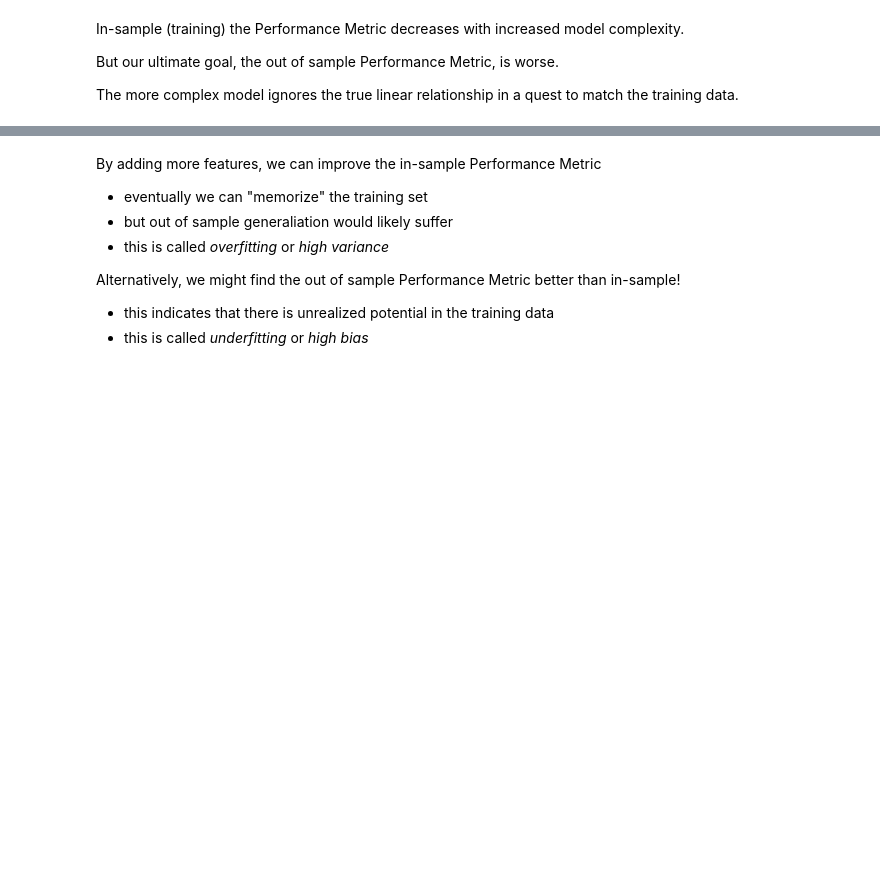
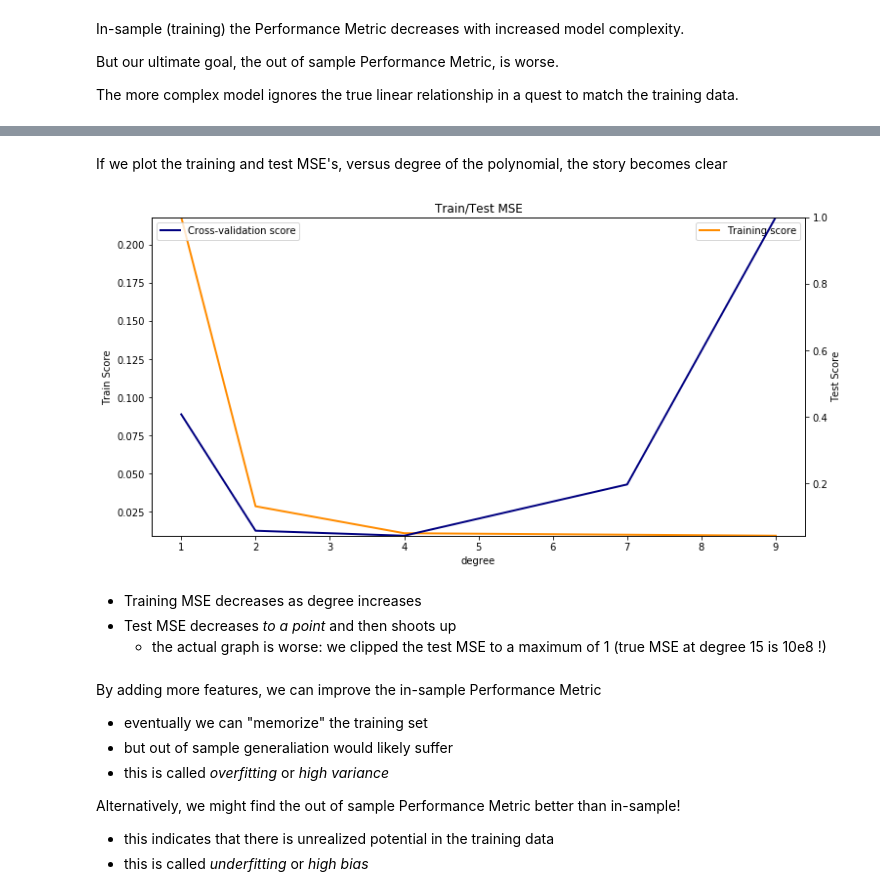
Before and after one commit to kenperry-public/ML_Spring_2020, a Jupyter notebook: Bias_and_Variance.ipynb, the cells around one changed output, grey strips where cells are left out. Drawn from its saved outputs; the diff is of its cells as text; code cells hidden in the pictures; blank space fills up the shorter version.

```diff
--- a/Bias_and_Variance.ipynb
+++ b/Bias_and_Variance.ipynb
@@ -178,3 +183,13 @@ This would likely lead to worse generalization.
+# %% [markdown]
+If we plot the training and test MSE's, versus degree of the polynomial, the story becomes clear
+# %%
+fig, axs = bvh.plot_validation_curve(degrees=[1, 2, 4, 7, 9])
+# %% [output]
+[figure, added]
+# %% [markdown]
+- Training MSE decreases as degree increases
+- Test MSE decreases *to a point* and then shoots up
+    - the actual graph is worse: we clipped the test MSE to a maximum of 1 (true MSE at degree 15 is 10e8 !)
 # %% [markdown]
 By adding more features, we can improve the in-sample Performance Metric
 - eventually we can "memorize" the training set
```
Also changed, not shown: parts of 14 cells of this notebook, 22 other files.
